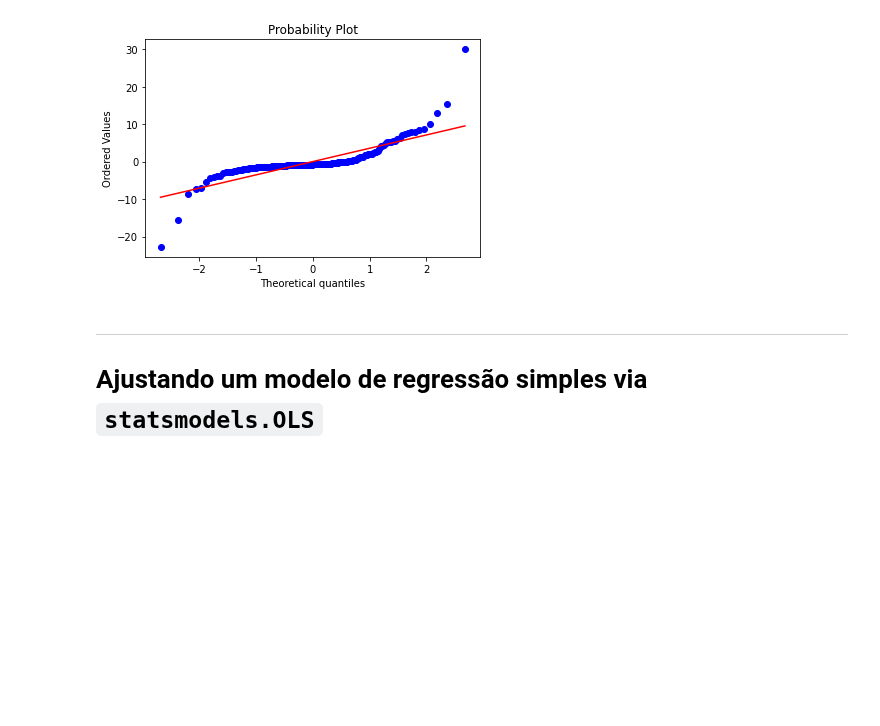
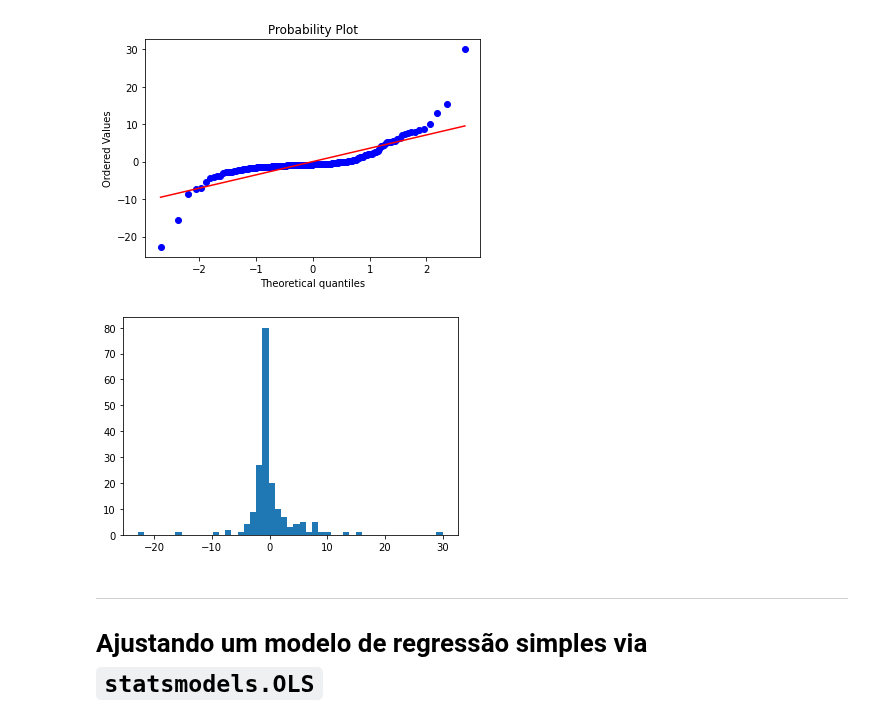
Before and after one commit to pedroivoal/Semestre-2, a Jupyter notebook: Cdados/aula25/Aula25_Atividade_RegressaoSimples.ipynb, the cells around one changed output. Saved outputs shown, nothing was run; the diff lists cells and outputs as text; code cells hidden in the pictures; blank space fills up the shorter version.

```diff
--- a/Cdados/aula25/Aula25_Atividade_RegressaoSimples.ipynb
+++ b/Cdados/aula25/Aula25_Atividade_RegressaoSimples.ipynb
@@ -257,6 +268,13 @@ stats.probplot(e, dist='norm', plot=plt)
 plt.show()
 # %% [output]
 [figure]
+# %%
+faixa = np.linspace(-2.277649e+01, 2.998875e+01, 50)
+
+plt.hist(e, bins=faixa)
+plt.show()
+# %% [output]
+[figure, added]
 # %% [markdown]
 ___
 
```
Also changed, not shown: parts of 6 cells of this notebook, 2 other files.
